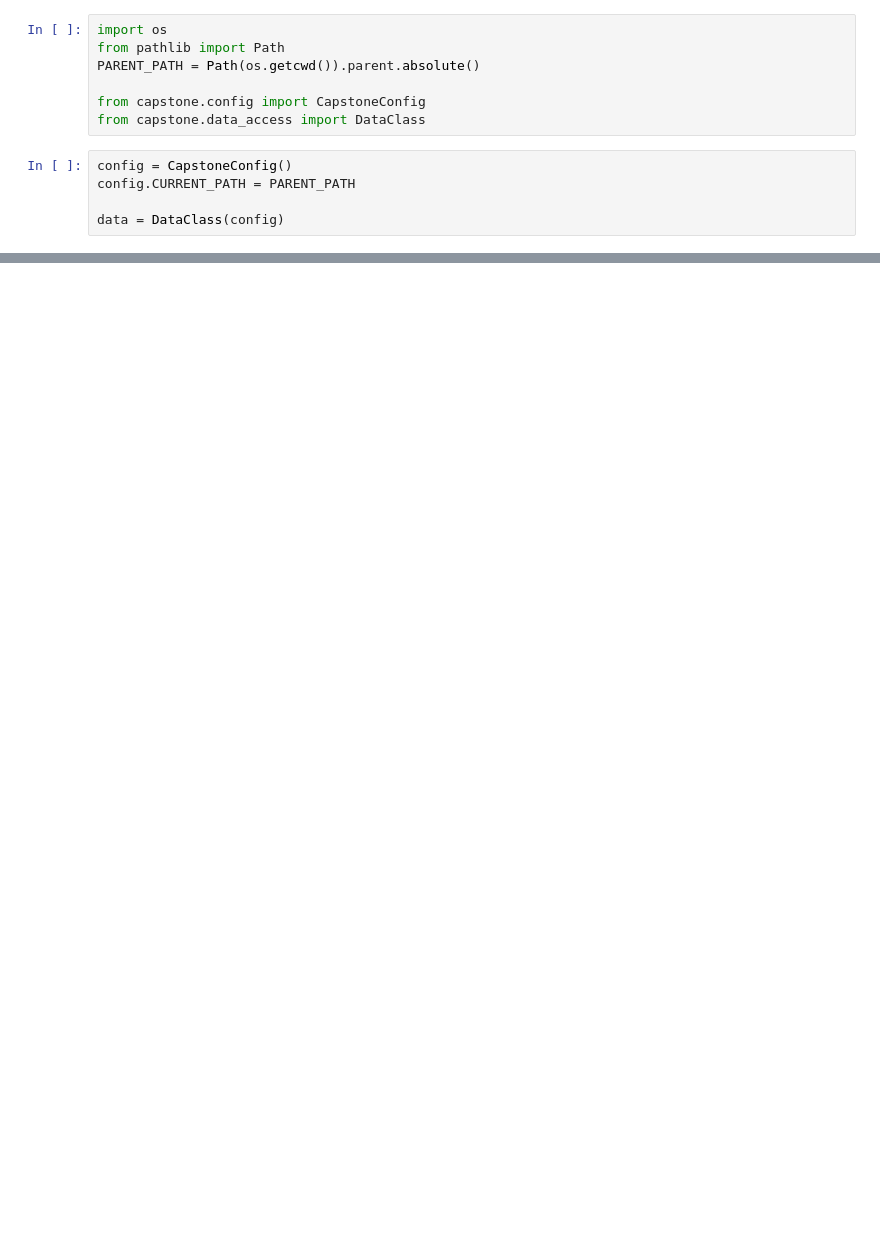
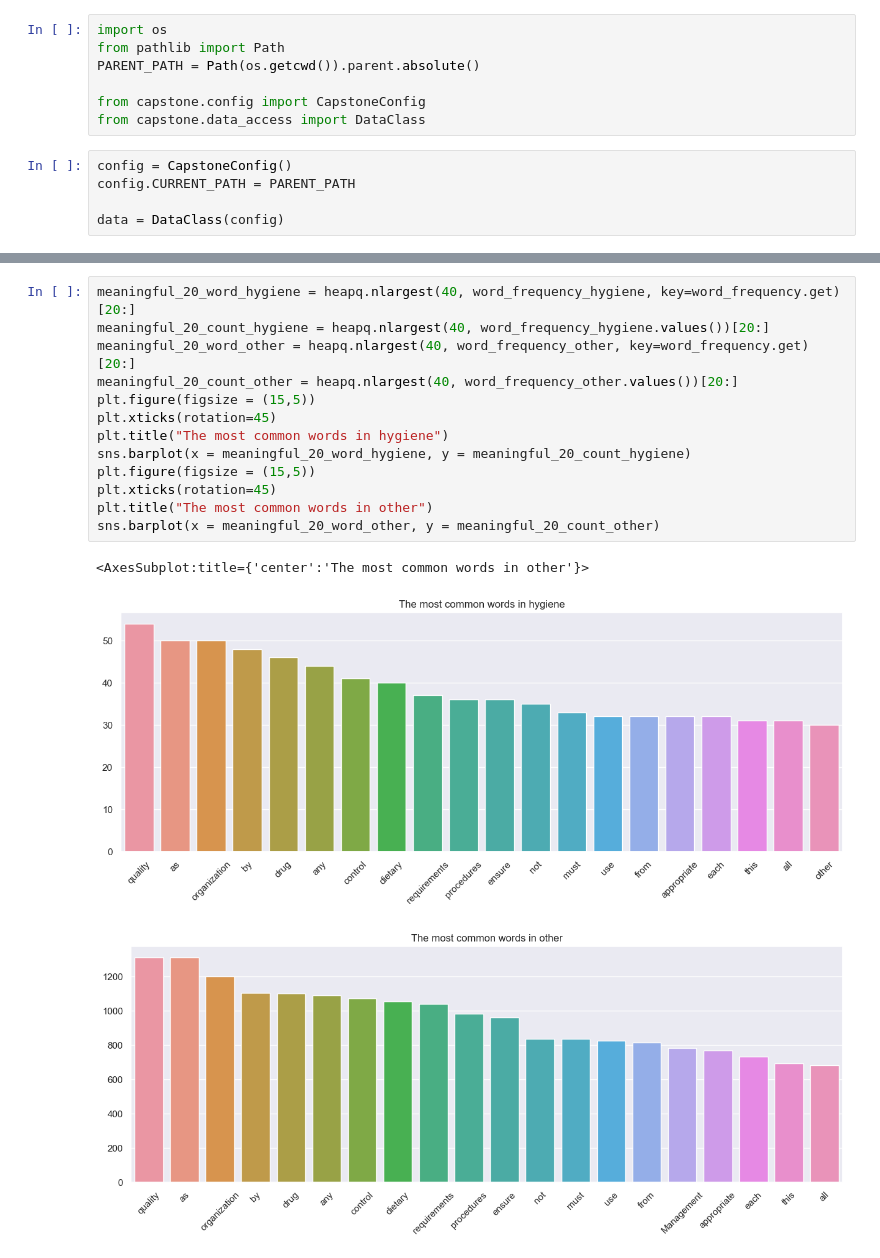
Before and after one commit to vishu-tyagi/JNJ-Capstone-Project, a Jupyter notebook: notebooks/eda.ipynb, the cells around one changed output, grey strips where cells are left out. Cells and saved outputs as stored; diff of their text form; blank space fills up the shorter version.

```diff
--- a/notebooks/eda.ipynb
+++ b/notebooks/eda.ipynb
@@ -31,0 +119,17 @@ df
+# %%
+meaningful_20_word_hygiene = heapq.nlargest(40, word_frequency_hygiene, key=word_frequency.get)[20:]
+meaningful_20_count_hygiene = heapq.nlargest(40, word_frequency_hygiene.values())[20:]
+meaningful_20_word_other = heapq.nlargest(40, word_frequency_other, key=word_frequency.get)[20:]
+meaningful_20_count_other = heapq.nlargest(40, word_frequency_other.values())[20:]
+plt.figure(figsize = (15,5))
+plt.xticks(rotation=45)
+plt.title("The most common words in hygiene")
+sns.barplot(x = meaningful_20_word_hygiene, y = meaningful_20_count_hygiene)
+plt.figure(figsize = (15,5))
+plt.xticks(rotation=45)
+plt.title("The most common words in other")
+sns.barplot(x = meaningful_20_word_other, y = meaningful_20_count_other)
+# %% [output]
+<AxesSubplot:title={'center':'The most common words in other'}>
+[figure, added]
+[figure, added]
```
Also changed, not shown: parts of 12 cells of this notebook.
